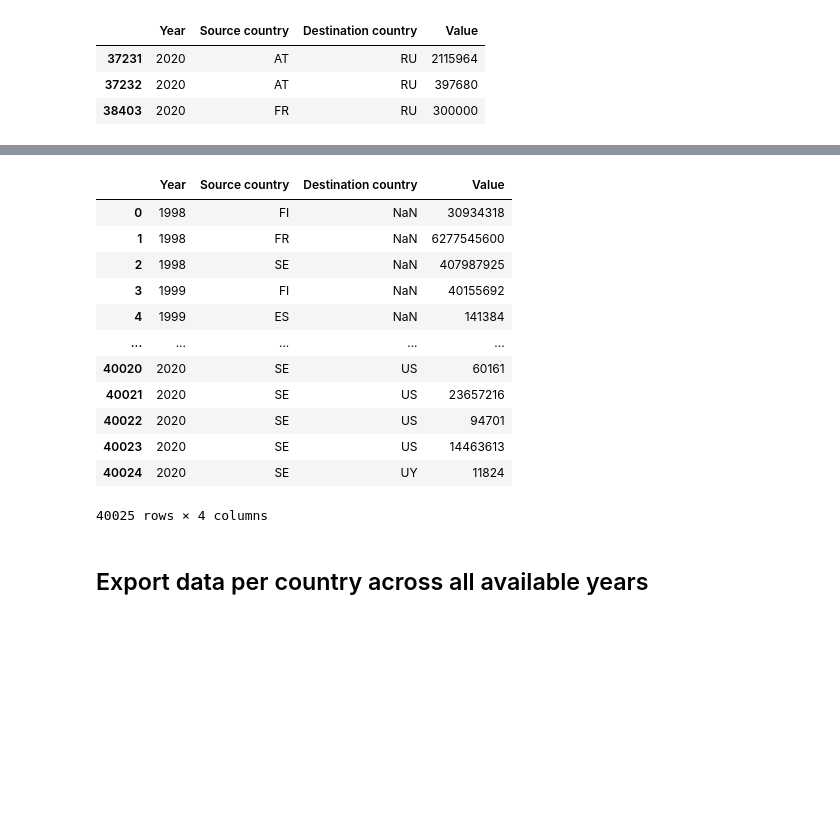
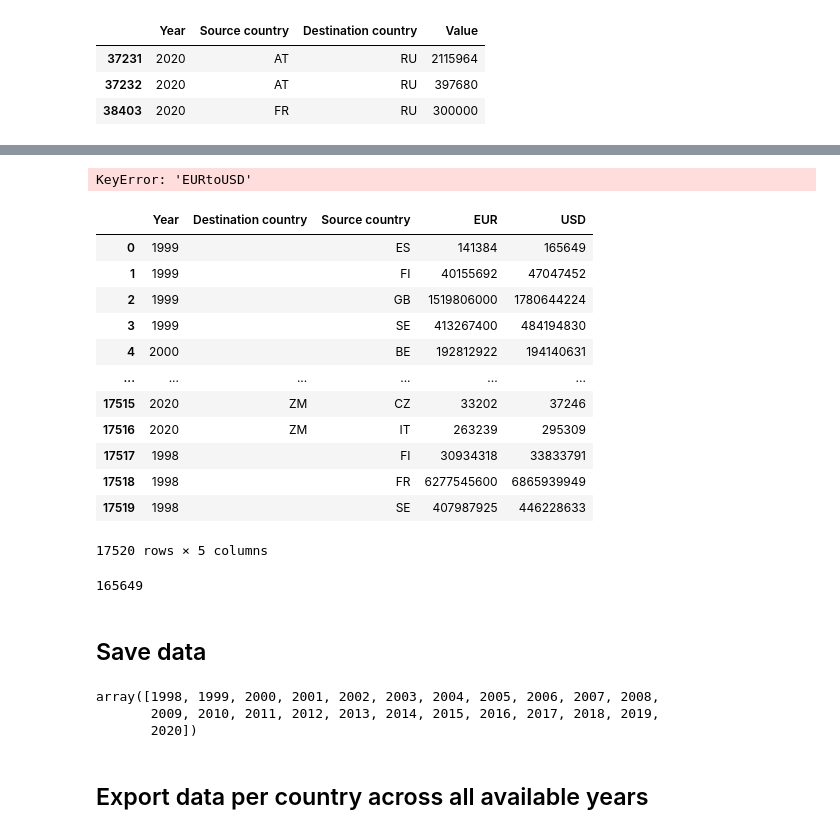
Before and after one commit to Kafkaese/taro-data, a Jupyter notebook: notebooks/Pipes/arms.ipynb, the cells around one changed output, grey strips where cells are left out. Saved outputs shown, nothing was run; the diff lists cells and outputs as text; code cells hidden in the pictures; blank space fills up the shorter version.

Commit message:
feat: Update arms data Pipeline notebook with USD exchange rate

```diff
--- a/notebooks/Pipes/arms.ipynb
+++ b/notebooks/Pipes/arms.ipynb
@@ -140 +200,33 @@ test
+# %%
+df_final = df_ex.merge(final_df, on = 'Year')
+# %%
+df_final['USD'] = (df_final['Value'] * df_final['EURtoUSD'])
+# %% [output]
+KeyError: 'EURtoUSD'
+# %%
+df_final.drop(columns=['EURtoUSD'], inplace=True)
+# %%
+df_final['USD'] = df_final['USD'].astype('int')
+# %%
+df_final.rename(columns={'Value': 'EUR'})
+# %% [output]
+|  | Year | Destination country | Source country | EUR | USD |
+| 0 | 1999 |  | ES | 141384 | 165649 |
+| 1 | 1999 |  | FI | 40155692 | 47047452 |
+| 2 | 1999 |  | GB | 1519806000 | 1780644224 |
+| 3 | 1999 |  | SE | 413267400 | 484194830 |
+| 4 | 2000 |  | BE | 192812922 | 194140631 |
+| ... | ... | ... | ... | ... | ... |
+| 17515 | 2020 | ZM | CZ | 33202 | 37246 |
+| 17516 | 2020 | ZM | IT | 263239 | 295309 |
+| 17517 | 1998 |  | FI | 30934318 | 33833791 |
+| 17518 | 1998 |  | FR | 6277545600 | 6865939949 |
+| 17519 | 1998 |  | SE | 407987925 | 446228633 |
+17520 rows × 5 columns
+# %%
+df_final.iloc[0,4]
+# %% [output]
+165649
+# %% [markdown]
+## Save data
 # %%
@@ -142,21 +234,11 @@ clean_df.to_csv('../../data/arms.csv')
 # %%
 loaded = pd.read_csv('../../data/arms.csv', index_col=0)
 # %%
-loaded
+loaded.Year.unique()
 # %% [output]
-|  | Year | Source country | Destination country | Value |
-| 0 | 1998 | FI | NaN | 30934318 |
-| 1 | 1998 | FR | NaN | 6277545600 |
-| 2 | 1998 | SE | NaN | 407987925 |
-| 3 | 1999 | FI | NaN | 40155692 |
-| 4 | 1999 | ES | NaN | 141384 |
-| ... | ... | ... | ... | ... |
-| 40020 | 2020 | SE | US | 60161 |
-| 40021 | 2020 | SE | US | 23657216 |
-| 40022 | 2020 | SE | US | 94701 |
-| 40023 | 2020 | SE | US | 14463613 |
-| 40024 | 2020 | SE | UY | 11824 |
-40025 rows × 4 columns
+array([1998, 1999, 2000, 2001, 2002, 2003, 2004, 2005, 2006, 2007, 2008,
+       2009, 2010, 2011, 2012, 2013, 2014, 2015, 2016, 2017, 2018, 2019,
+       2020])
 # %% [markdown]
 ## Export data per country across all available years
 # %%
```
Also changed, not shown: parts of 14 cells of this notebook.
